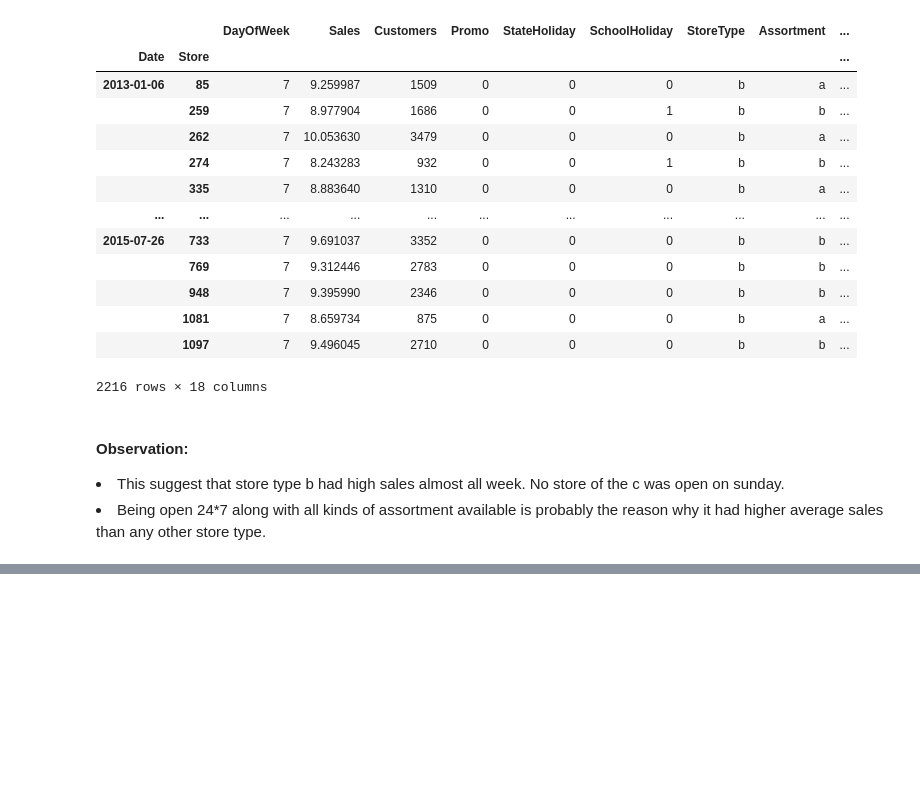
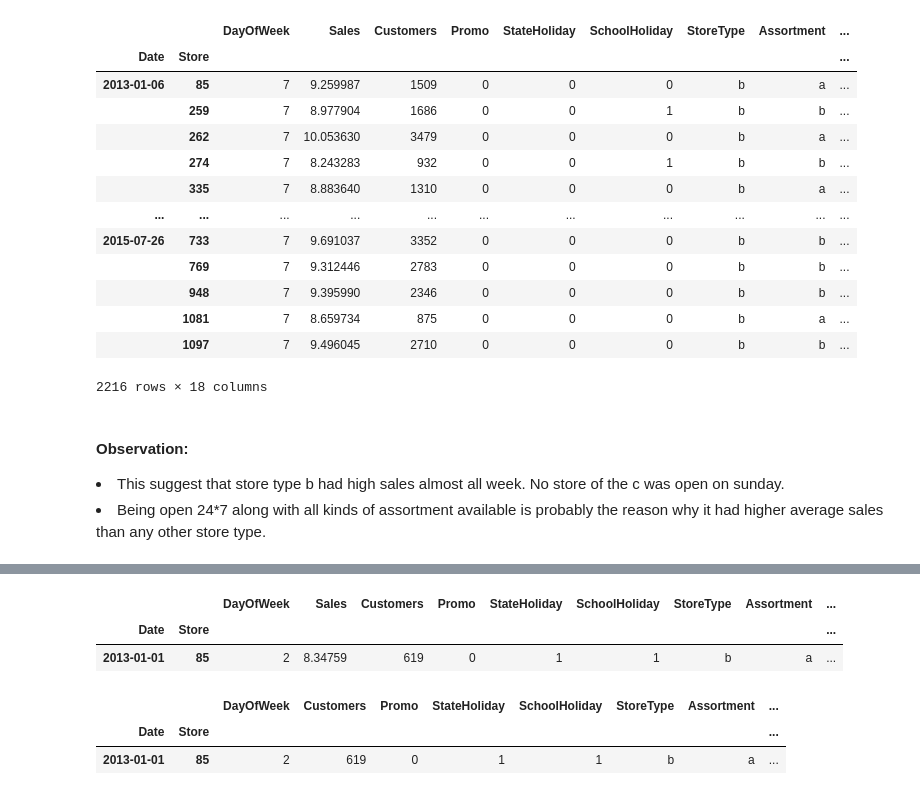
Before and after one commit to ambika1us/Retail_Sales_Prediction, a Jupyter notebook: Retail_Sales_Prediction.ipynb, the cells around one changed output, grey strips where cells are left out. Saved outputs shown, nothing was run; the diff lists cells and outputs as text; code cells hidden in the pictures; blank space fills up the shorter version.

```diff
--- a/Retail_Sales_Prediction.ipynb
+++ b/Retail_Sales_Prediction.ipynb
@@ -708,0 +714,18 @@ df1.loc[(df1['DayOfWeek']==7)&(df1['StoreType']=='b')]
+# %%
+df2=df1.copy()
+df2.head(1)
+# %% [output]
+|  |  | DayOfWeek | Sales | Customers | Promo | StateHoliday | SchoolHoliday | StoreType | Assortment | ... |
+| Date | Store |  |  |  |  |  |  |  |  | ... |
+| 2013-01-01 | 85 | 2 | 8.34759 | 619 | 0 | 1 | 1 | b | a | ... |
+# %%
+#Sales should be the last col.
+columns=list(df2.columns)
+columns.remove('Sales')
+columns.append('Sales')
+df2=df2[columns]
+df2.head(1)
+# %% [output]
+|  |  | DayOfWeek | Customers | Promo | StateHoliday | SchoolHoliday | StoreType | Assortment | ... |
+| Date | Store |  |  |  |  |  |  |  | ... |
+| 2013-01-01 | 85 | 2 | 619 | 0 | 1 | 1 | b | a | ... |
```
Also changed, not shown: parts of 9 cells of this notebook.
